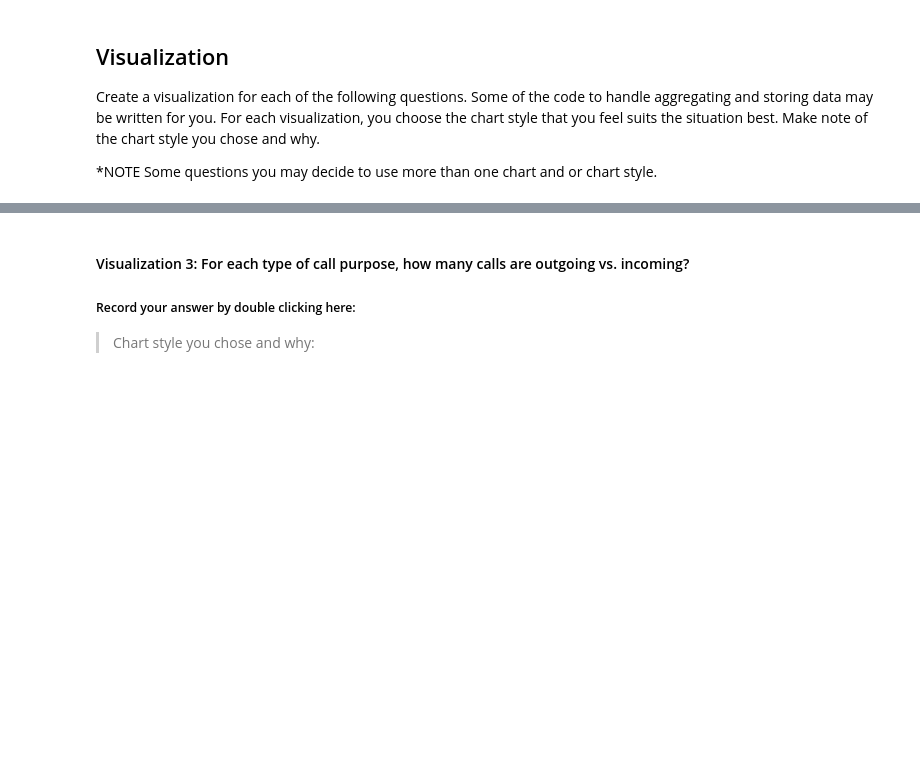
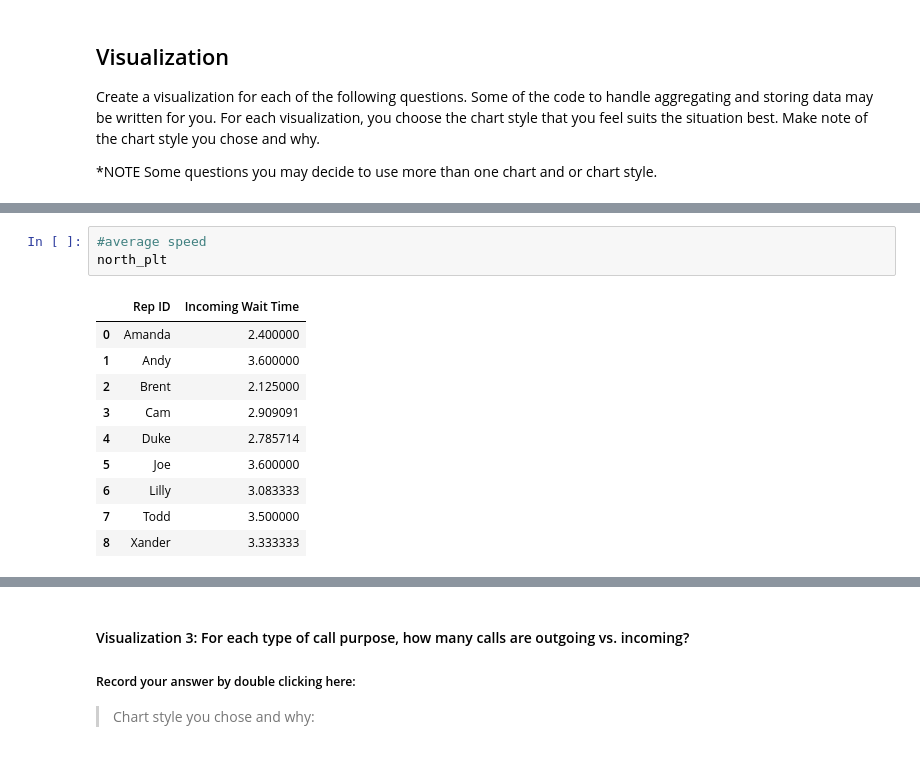
Before and after one commit to shilpasalil/call-center-cleanup-assignment, a Jupyter notebook: Call_Center_Cleanup.ipynb, the cells around one changed output, grey strips where cells are left out. Cells and saved outputs as stored; diff of their text form; blank space fills up the shorter version.

```diff
--- a/Call_Center_Cleanup.ipynb
+++ b/Call_Center_Cleanup.ipynb
@@ -637,0 +739,14 @@ service_level["Service Level %"] = service_level["Calls_x"]/service_level["Calls
+# %%
+#average speed
+north_plt
+# %% [output]
+|  | Rep ID | Incoming Wait Time |
+| 0 | Amanda | 2.400000 |
+| 1 | Andy | 3.600000 |
+| 2 | Brent | 2.125000 |
+| 3 | Cam | 2.909091 |
+| 4 | Duke | 2.785714 |
+| 5 | Joe | 3.600000 |
+| 6 | Lilly | 3.083333 |
+| 7 | Todd | 3.500000 |
+| 8 | Xander | 3.333333 |
```
Also changed, not shown: parts of 14 cells of this notebook, 3 other files.
